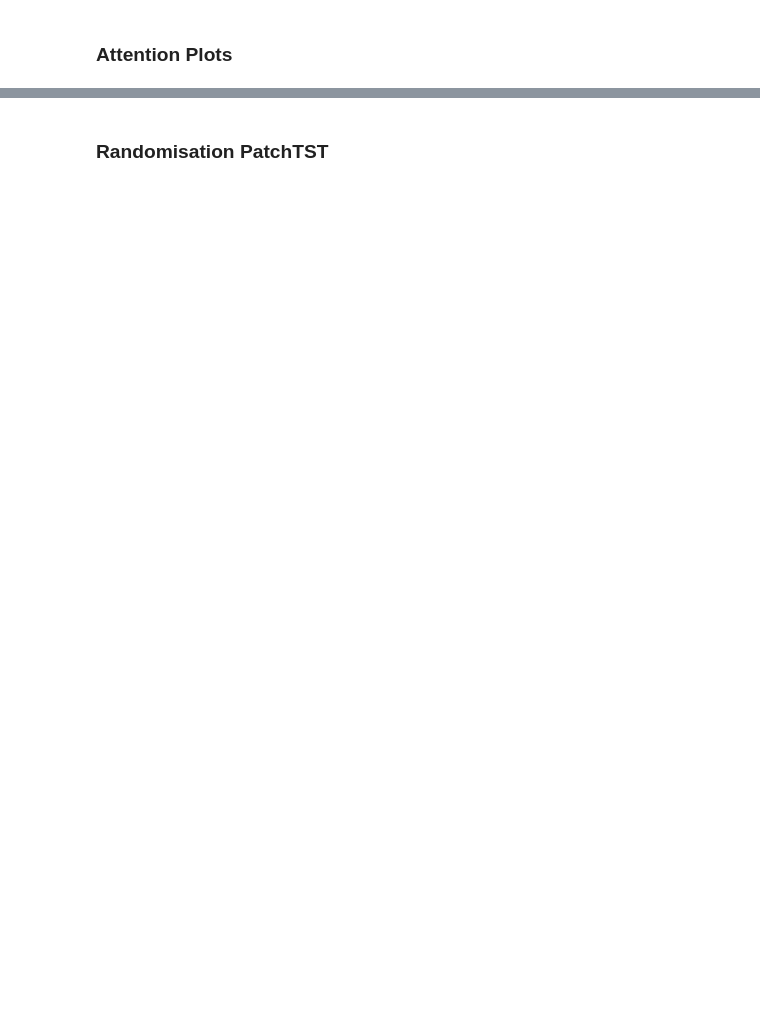
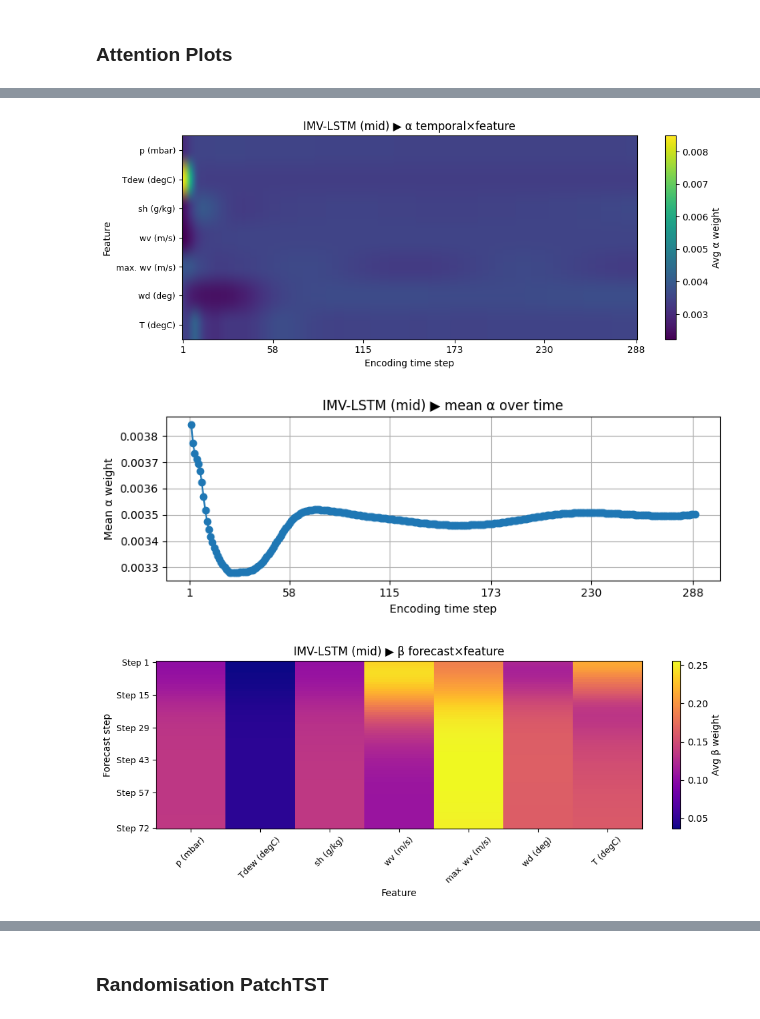
Before and after one commit to Michilaubi/XAI, a Jupyter notebook: PatchTST_supervised/Final Notebook.ipynb, the cells around one changed output, grey strips where cells are left out. Cells and saved outputs as stored; diff of their text form; code cells hidden in the pictures; blank space fills up the shorter version.

```diff
--- a/PatchTST_supervised/Final Notebook.ipynb
+++ b/PatchTST_supervised/Final Notebook.ipynb
@@ -520,0 +926,12 @@ for run_name, params in runs.items():
+# %%
+plot_imv_saved_attention(
+    attn_dir      = "IMV_weather_288_72/attention_test",
+    seq_len       = 288,
+    pred_len      = 72,
+    feature_names = cols_weather_multi,
+    run_name      = "mid"
+)
+# %% [output]
+[figure, added]
+[figure, added]
+[figure, added]
```
Also changed, not shown: parts of 31 cells of this notebook, 6 other files.
